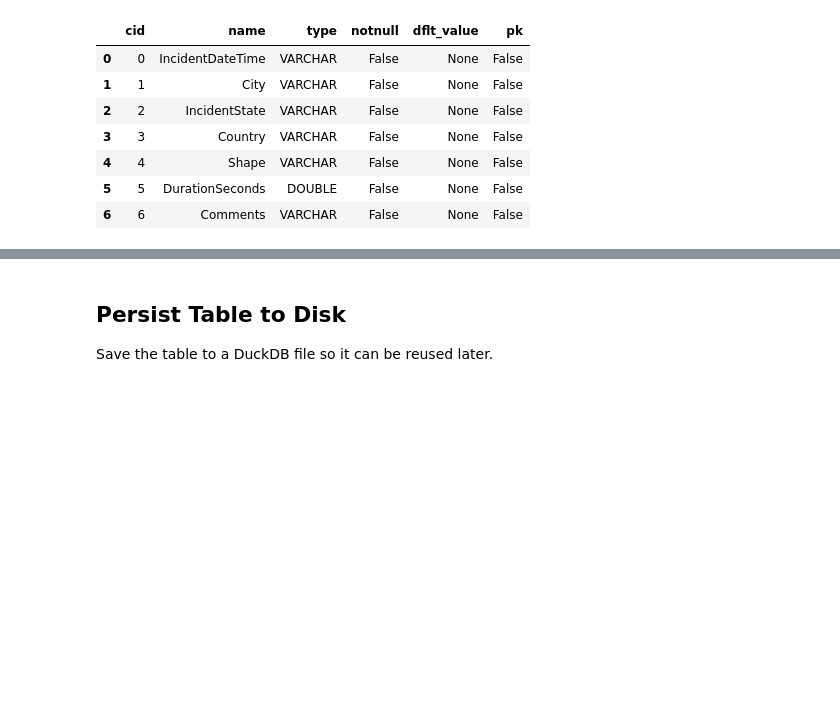
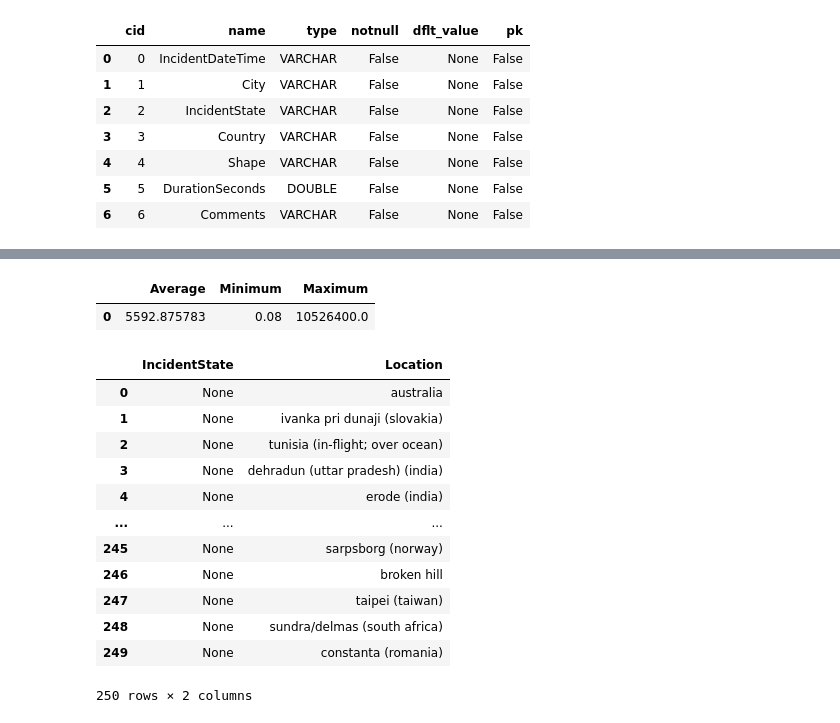
Before and after one commit to shivani7798/sql_server, a Jupyter notebook: incidents_sql.ipynb, the cells around one changed output, grey strips where cells are left out. Saved outputs shown, nothing was run; the diff lists cells and outputs as text; code cells hidden in the pictures; blank space fills up the shorter version.

```diff
--- a/incidents_sql.ipynb
+++ b/incidents_sql.ipynb
@@ -128,3 +98,0 @@ if len(df.columns) > 0:
-# %% [markdown]
-## Persist Table to Disk
-Save the table to a DuckDB file so it can be reused later.
@@ -141,0 +99,28 @@ con_disk.close()
+# %%
+con.execute("""SELECT avg(DurationSeconds) AS Average,
+       min(DurationSeconds) AS Minimum,
+       max(DurationSeconds) AS Maximum
+FROM Incidents""").df()
+# %% [output]
+|  | Average | Minimum | Maximum |
+| 0 | 5592.875783 | 0.08 | 10526400.0 |
+# %%
+con.execute("""
+SELECT IncidentState, COALESCE(IncidentState, City) AS Location
+FROM incidents
+-- Filter to only return missing values from IncidentState
+WHERE IncidentState IS NULL""").df()
+# %% [output]
+|  | IncidentState | Location |
+| 0 | None | australia |
+| 1 | None | ivanka pri dunaji (slovakia) |
+| 2 | None | tunisia (in-flight; over ocean) |
+| 3 | None | dehradun (uttar pradesh) (india) |
+| 4 | None | erode (india) |
+| ... | ... | ... |
+| 245 | None | sarpsborg (norway) |
+| 246 | None | broken hill |
+| 247 | None | taipei (taiwan) |
+| 248 | None | sundra/delmas (south africa) |
+| 249 | None | constanta (romania) |
+250 rows × 2 columns
```
Also changed, not shown: parts of 20 cells of this notebook, 1 other file.
